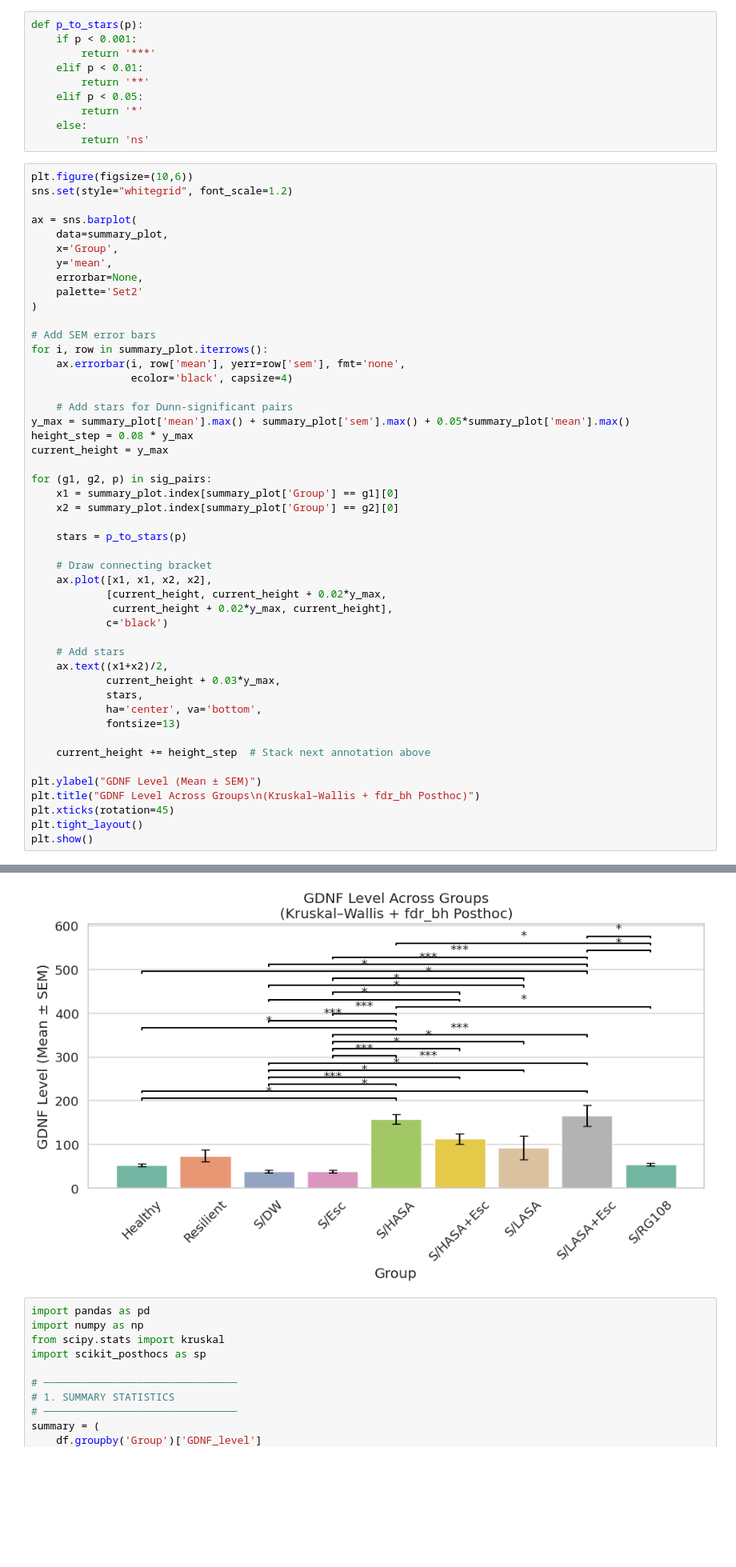
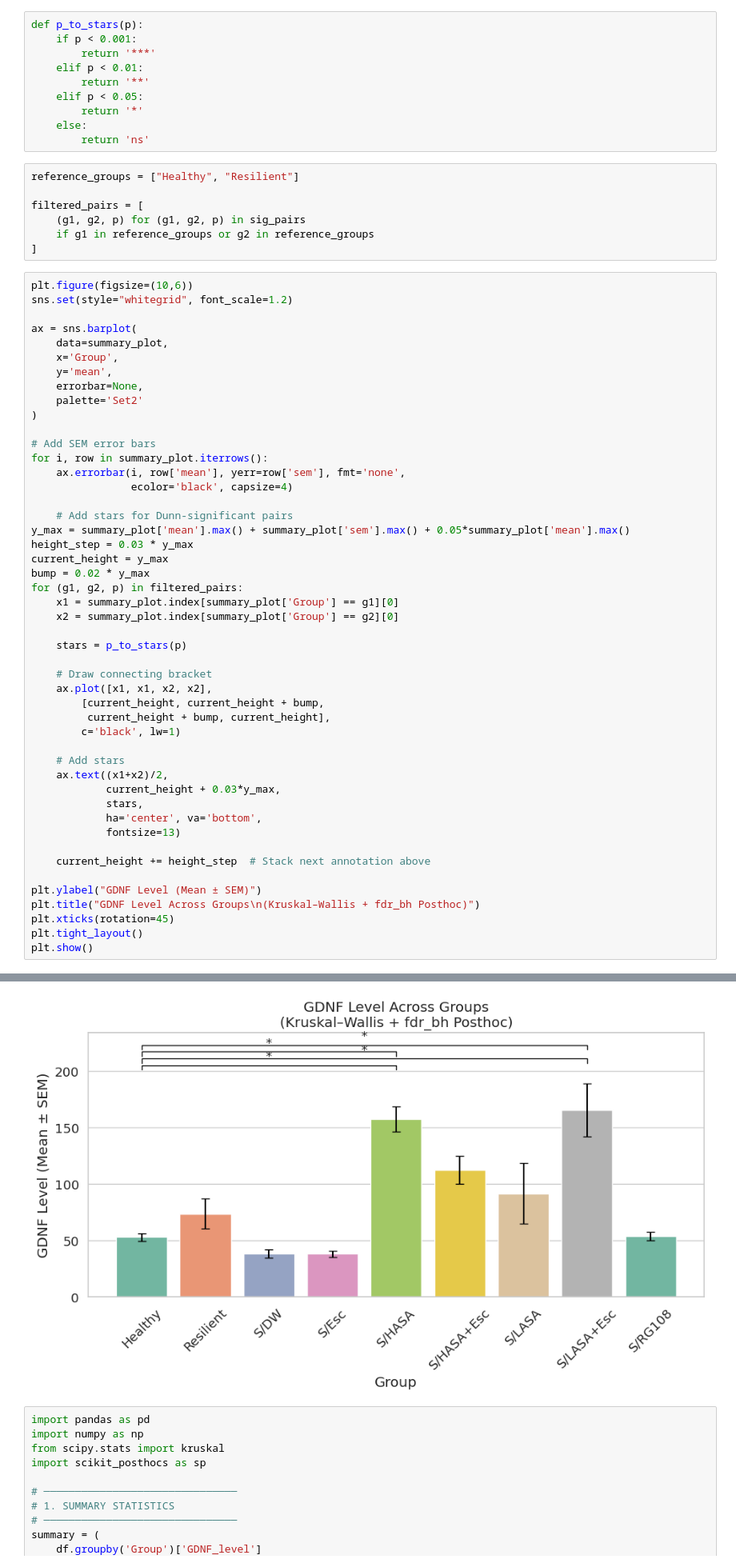
Before and after one commit to J-oyin/Dr.-Jimoh-Analysis, a Jupyter notebook: GDNF.ipynb, the cells around one changed output, grey strips where cells are left out. Shown: that part at 80% size. Saved outputs shown, nothing was run; the diff lists cells and outputs as text; blank space fills up the shorter version.

```diff
--- a/GDNF.ipynb
+++ b/GDNF.ipynb
@@ -165,6 +165,13 @@ def p_to_stars(p):
         return '*'
     else:
         return 'ns'
+# %%
+reference_groups = ["Healthy", "Resilient"]
+
+filtered_pairs = [
+    (g1, g2, p) for (g1, g2, p) in sig_pairs
+    if g1 in reference_groups or g2 in reference_groups
+]
 # %%
 plt.figure(figsize=(10,6))
 sns.set(style="whitegrid", font_scale=1.2)
@@ -184,40 +191,40 @@ for i, row in summary_plot.iterrows():
 
     # Add stars for Dunn-significant pairs
 y_max = summary_plot['mean'].max() + summary_plot['sem'].max() + 0.05*summary_plot['mean'].max()
-height_step = 0.08 * y_max
+height_step = 0.03 * y_max
 current_height = y_max
-
-for (g1, g2, p) in sig_pairs:
+bump = 0.02 * y_max
+for (g1, g2, p) in filtered_pairs:
     x1 = summary_plot.index[summary_plot['Group'] == g1][0]
     x2 = summary_plot.index[summary_plot['Group'] == g2][0]
 
     stars = p_to_stars(p)
 
     # Draw connecting bracket
     ax.plot([x1, x1, x2, x2],
-            [current_height, current_height + 0.02*y_max,
-             current_height + 0.02*y_max, current_height],
-            c='black')
+        [current_height, current_height + bump,
+         current_height + bump, current_height],
+        c='black', lw=1)
 
     # Add stars
     ax.text((x1+x2)/2,
             current_height + 0.03*y_max,
             stars,
             ha='center', va='bottom',
             fontsize=13)
 
     current_height += height_step  # Stack next annotation above
 
 plt.ylabel("GDNF Level (Mean ± SEM)")
 plt.title("GDNF Level Across Groups\n(Kruskal–Wallis + fdr_bh Posthoc)")
 plt.xticks(rotation=45)
 plt.tight_layout()
 plt.show()
 # %% [output]
 Passing `palette` without assigning `hue` is deprecated and will be removed in v0.14.0. Assign the `x` variable to `hue` and set `legend=False` for the same effect.
 
   ax = sns.barplot(
-[figure, old version]
+[figure, new version]
 # %%
 import pandas as pd
 import numpy as np
```
Also changed, not shown: parts of 4 cells of this notebook.
